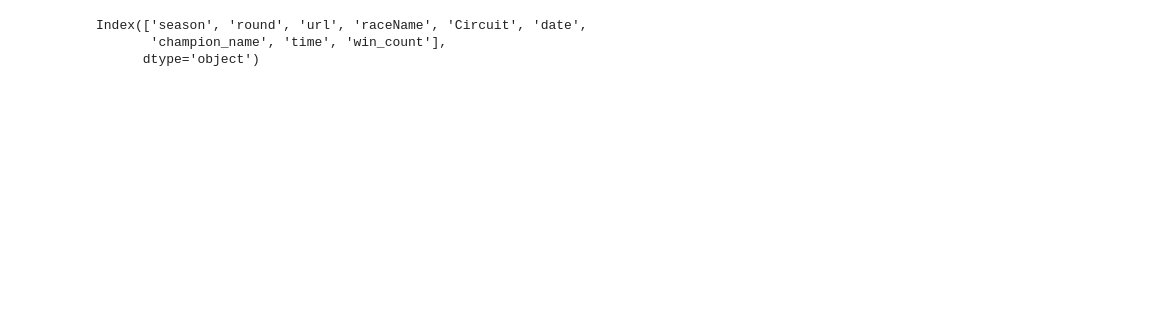
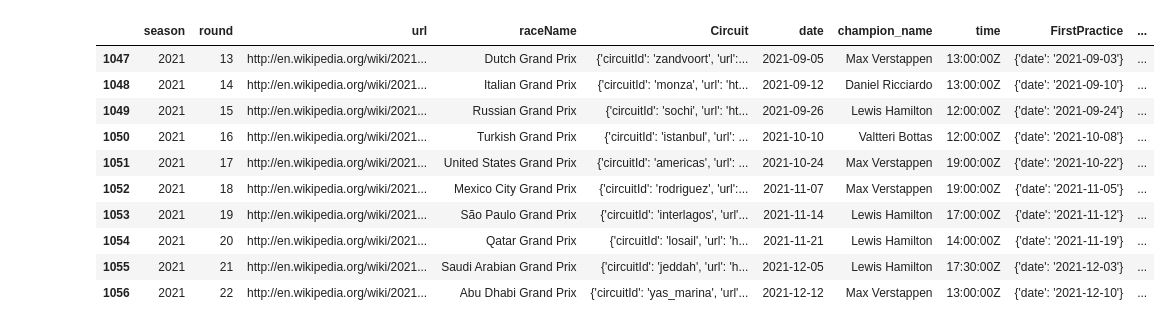
Before and after one commit to santiago20233/Project_II-Pipelines, a Jupyter notebook: data_set_increase/visualizations.ipynb, the cells around one changed output. Drawn from its saved outputs; the diff is of its cells as text; code cells hidden in the pictures; blank space fills up the shorter version.

```diff
--- a/data_set_increase/visualizations.ipynb
+++ b/data_set_increase/visualizations.ipynb
@@ -10,13 +11,20 @@ from get_win_streak import get_win_streak
 df = pd.read_csv("clean.csv")
 # %%
 df['win_count'] = df.groupby('champion_name').cumcount() + 1
-# %%
-df.sample()
-df.columns
-# %% [output]
-Index(['season', 'round', 'url', 'raceName', 'Circuit', 'date',
-       'champion_name', 'time', 'win_count'],
-      dtype='object')
+# %%
+df.tail(10)
+# %% [output]
+|  | season | round | url | raceName | Circuit | date | champion_name | time | FirstPractice | ... |
+| 1047 | 2021 | 13 | http://en.wikipedia.org/wiki/2021... | Dutch Grand Prix | {'circuitId': 'zandvoort', 'url':... | 2021-09-05 | Max Verstappen | 13:00:00Z | {'date': '2021-09-03'} | ... |
+| 1048 | 2021 | 14 | http://en.wikipedia.org/wiki/2021... | Italian Grand Prix | {'circuitId': 'monza', 'url': 'ht... | 2021-09-12 | Daniel Ricciardo | 13:00:00Z | {'date': '2021-09-10'} | ... |
+| 1049 | 2021 | 15 | http://en.wikipedia.org/wiki/2021... | Russian Grand Prix | {'circuitId': 'sochi', 'url': 'ht... | 2021-09-26 | Lewis Hamilton | 12:00:00Z | {'date': '2021-09-24'} | ... |
+| 1050 | 2021 | 16 | http://en.wikipedia.org/wiki/2021... | Turkish Grand Prix | {'circuitId': 'istanbul', 'url': ... | 2021-10-10 | Valtteri Bottas | 12:00:00Z | {'date': '2021-10-08'} | ... |
+| 1051 | 2021 | 17 | http://en.wikipedia.org/wiki/2021... | United States Grand Prix | {'circuitId': 'americas', 'url': ... | 2021-10-24 | Max Verstappen | 19:00:00Z | {'date': '2021-10-22'} | ... |
+| 1052 | 2021 | 18 | http://en.wikipedia.org/wiki/2021... | Mexico City Grand Prix | {'circuitId': 'rodriguez', 'url':... | 2021-11-07 | Max Verstappen | 19:00:00Z | {'date': '2021-11-05'} | ... |
+| 1053 | 2021 | 19 | http://en.wikipedia.org/wiki/2021... | São Paulo Grand Prix | {'circuitId': 'interlagos', 'url'... | 2021-11-14 | Lewis Hamilton | 17:00:00Z | {'date': '2021-11-12'} | ... |
+| 1054 | 2021 | 20 | http://en.wikipedia.org/wiki/2021... | Qatar Grand Prix | {'circuitId': 'losail', 'url': 'h... | 2021-11-21 | Lewis Hamilton | 14:00:00Z | {'date': '2021-11-19'} | ... |
+| 1055 | 2021 | 21 | http://en.wikipedia.org/wiki/2021... | Saudi Arabian Grand Prix | {'circuitId': 'jeddah', 'url': 'h... | 2021-12-05 | Lewis Hamilton | 17:30:00Z | {'date': '2021-12-03'} | ... |
+| 1056 | 2021 | 22 | http://en.wikipedia.org/wiki/2021... | Abu Dhabi Grand Prix | {'circuitId': 'yas_marina', 'url'... | 2021-12-12 | Max Verstappen | 13:00:00Z | {'date': '2021-12-10'} | ... |
 # %%
 counts = df['champion_name'].value_counts()
 top_10 = counts.head(10)
```
Also changed, not shown: parts of 10 cells of this notebook, 10 other files.
